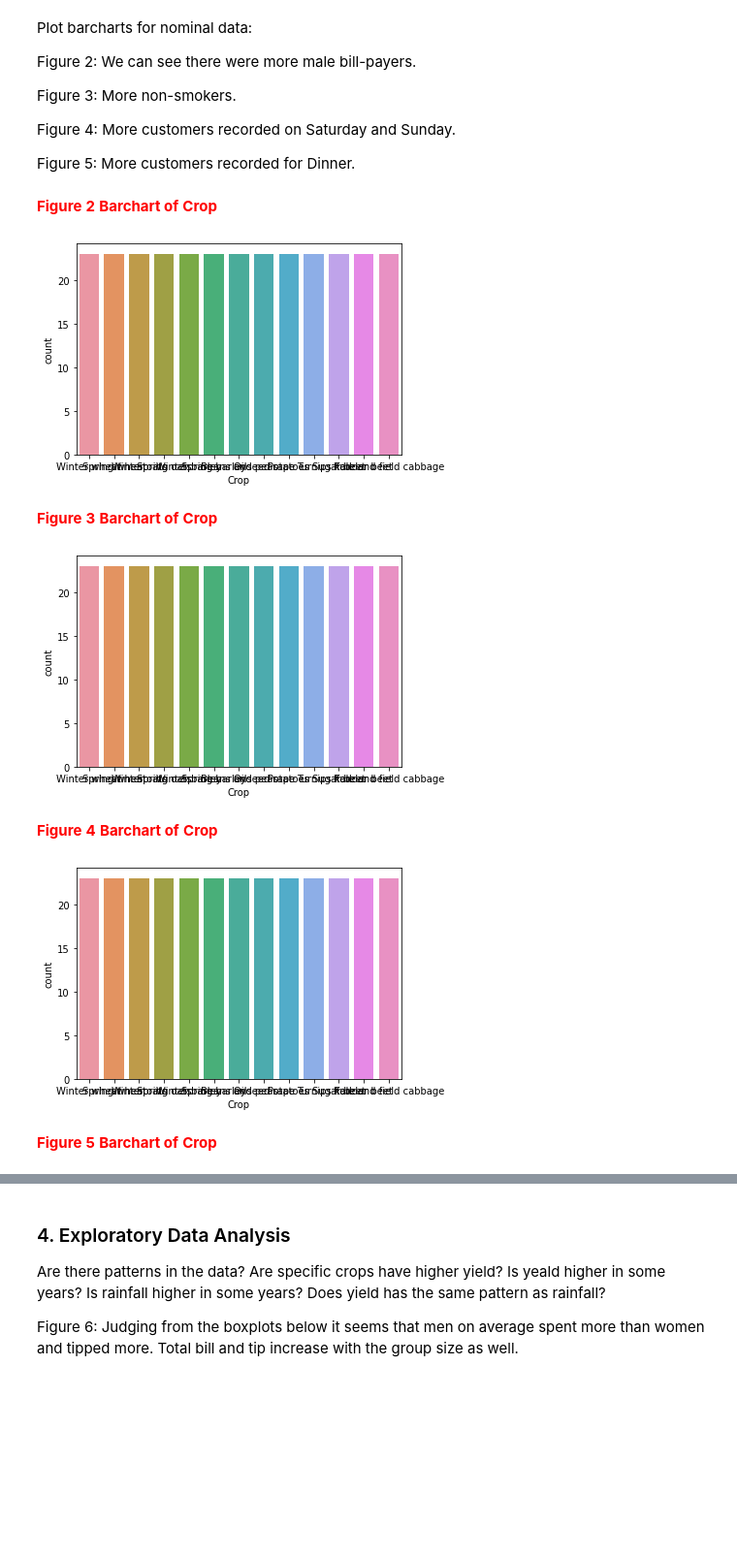
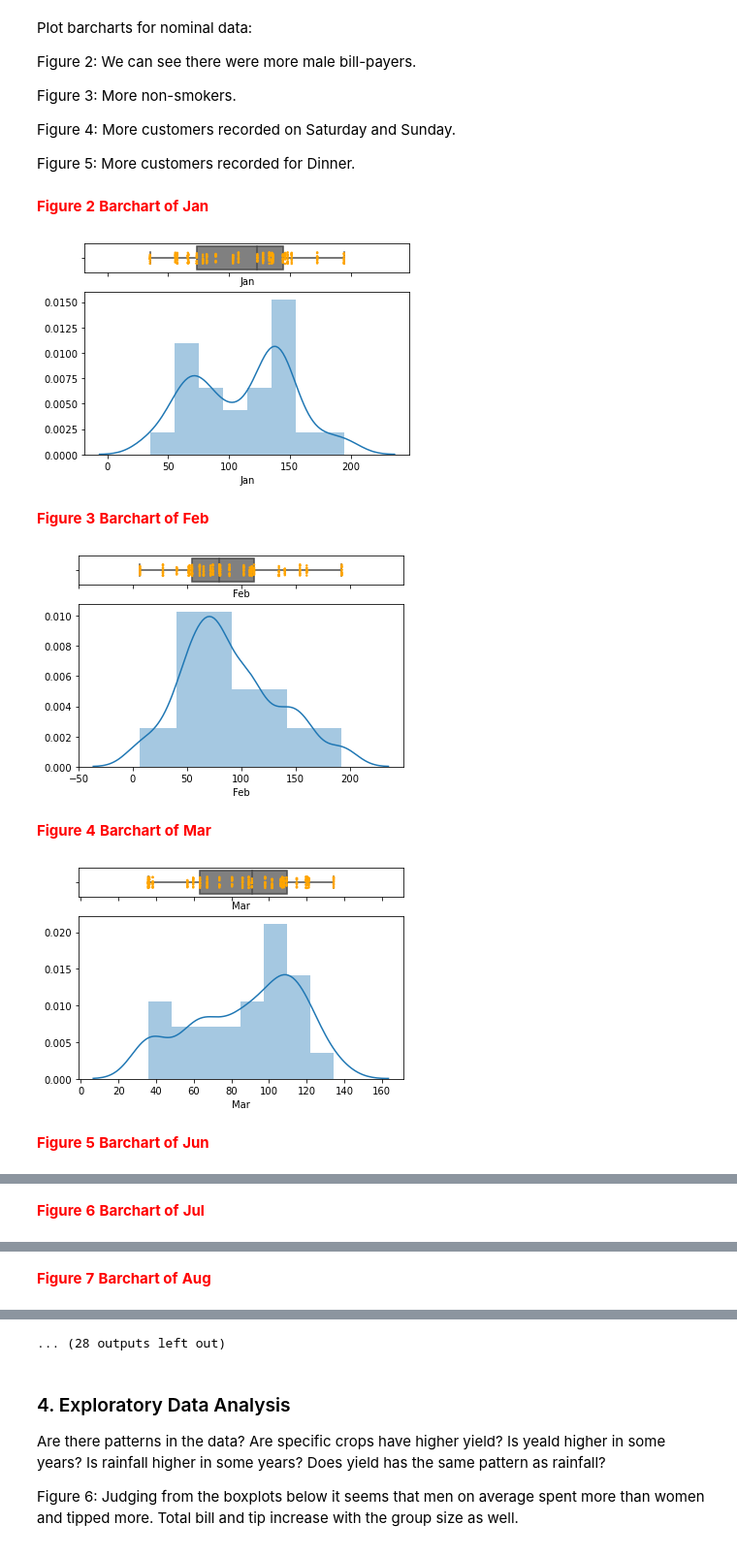
Before and after one commit to Vitalismirnov/CA2_Smirnoff, a Jupyter notebook: CA2_VitalisSmirnovs.ipynb, the cells around one changed output, grey strips where cells are left out. Shown at 97% size. Saved outputs shown, nothing was run; the diff lists cells and outputs as text; code cells hidden in the pictures; blank space fills up the shorter version.

Commit message:
new graphs

```diff
--- a/CA2_VitalisSmirnovs.ipynb
+++ b/CA2_VitalisSmirnovs.ipynb
@@ -525,22 +561,27 @@ Figure 4: More customers recorded on Saturday and Sunday.
 Figure 5: More customers recorded for Dinner.
 # %%
 from astroML.plotting import setup_text_plots
-vars_list=['Crop']
+vars_list=['Jan', 'Feb', 'Mar', 'Jun', 'Jul', 'Aug', 'Sep', 'Oct', 'Nov', 'Dec']
 i=2                       # counter for table numbers
-while i<=5:
+while i<=17:
     # loop over vars_list
      for var in vars_list:
         # print table numbers and headings
         printmd("**Figure** " + f'**{i}**'+ ' '+ '**Barchart of**' + ' ' + f'**{var}**', color='red')
 
-        sns.countplot(x=f'{var}', data=df3)  # bar charts
+
+        f, (ax_box, ax_hist) = plt.subplots(2, sharex=True, gridspec_kw={"height_ratios": (.15, .85)})
+        ax = sns.boxplot(x=f'{var}', data=df3, ax=ax_box, color="grey")
+        ax = sns.stripplot(x=f'{var}', data=df3, ax=ax_box, color="orange", jitter=0.2, size=2.5)
+        ax = sns.distplot(df3[f'{var}'], ax=ax_hist)
         plt.show()
+
         i=i+1
 # %% [output]
-<span style='color:red'>**Figure** **2** **Barchart of** **Crop**</span>
+<span style='color:red'>**Figure** **2** **Barchart of** **Jan**</span>
-[figure, old version]
+[figure, new version]
-<span style='color:red'>**Figure** **3** **Barchart of** **Crop**</span>
+<span style='color:red'>**Figure** **3** **Barchart of** **Feb**</span>
-[figure, old version]
+[figure, new version]
-<span style='color:red'>**Figure** **4** **Barchart of** **Crop**</span>
+<span style='color:red'>**Figure** **4** **Barchart of** **Mar**</span>
-[figure, old version]
+[figure, new version]
-<span style='color:red'>**Figure** **5** **Barchart of** **Crop**</span>
+<span style='color:red'>**Figure** **5** **Barchart of** **Jun**</span>
@@ -547,0 +589 @@ while i<=5:
+<span style='color:red'>**Figure** **6** **Barchart of** **Jul**</span>
@@ -547,0 +591 @@ while i<=5:
+<span style='color:red'>**Figure** **7** **Barchart of** **Aug**</span>
@@ -548,3 +593,4 @@ while i<=5:
+... (28 outputs left out)
 # %% [markdown]
 ### 4. Exploratory Data Analysis
 Are there patterns in the data?
```
Also changed, not shown: parts of 17 cells of this notebook.
